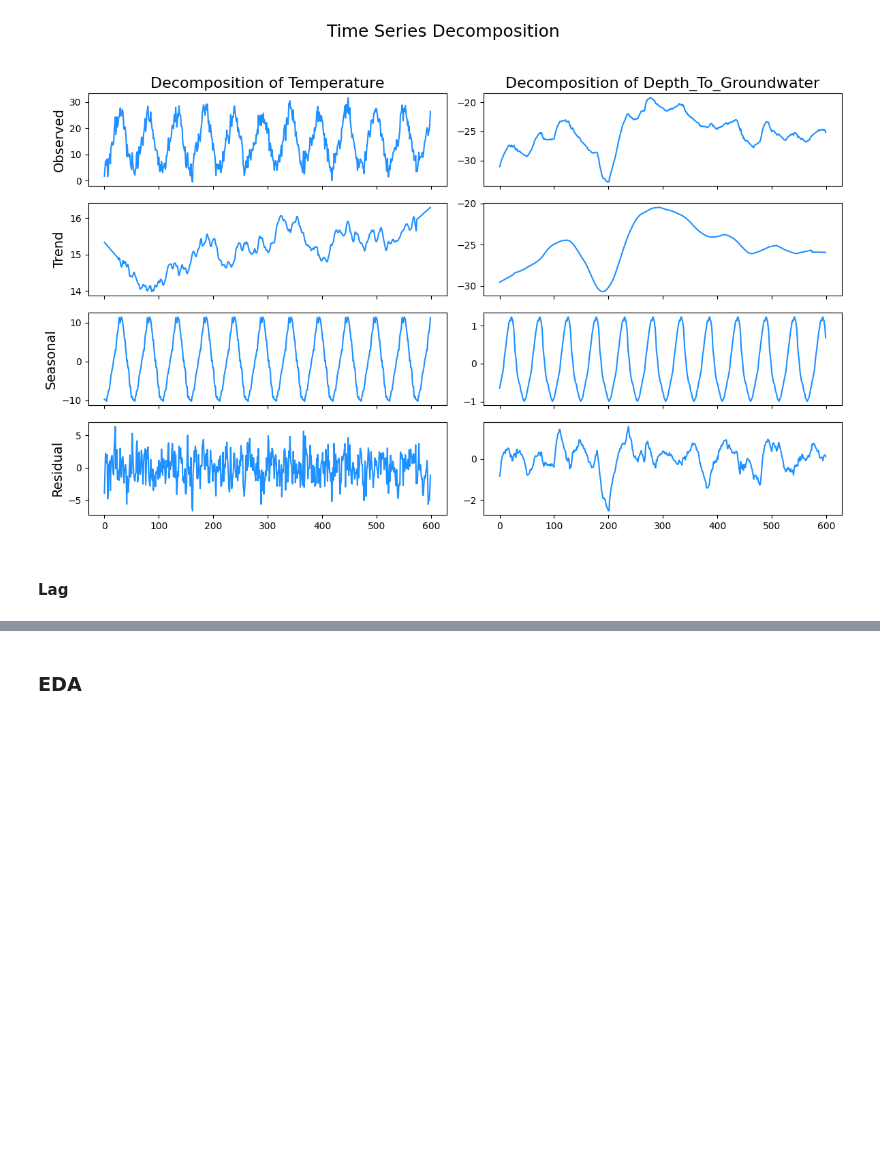
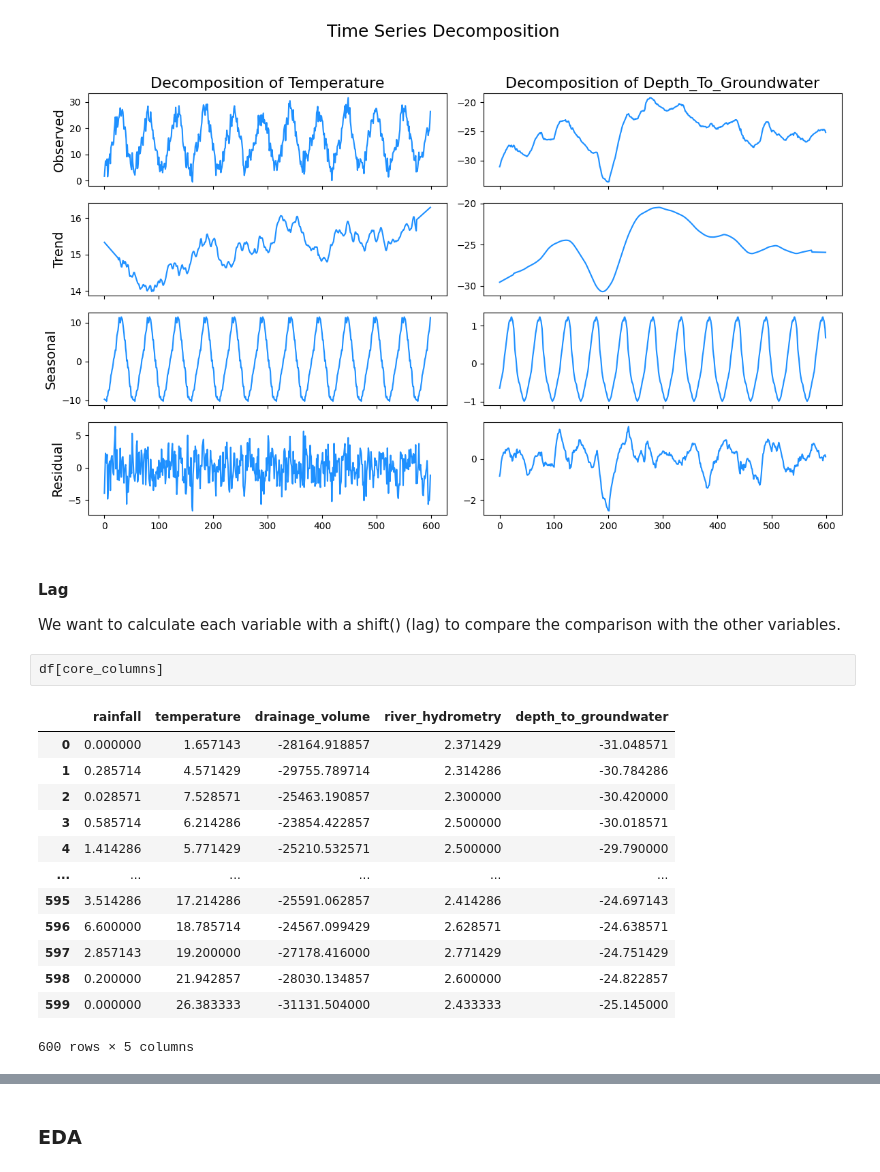
Before and after one commit to rodri-iot/machine_learning_project_time_series, a Jupyter notebook: src/explore.ipynb, the cells around one changed output, grey strips where cells are left out. Saved outputs shown, nothing was run; the diff lists cells and outputs as text; blank space fills up the shorter version.

```diff
--- a/src/explore.ipynb
+++ b/src/explore.ipynb
@@ -639,7 +642,24 @@ plt.tight_layout(rect=[0, 0.03, 1, 0.95])
 plt.show()
 # %% [output]
 [figure]
-# %% [markdown]
-#### **Lag**
+# %% [markdown]
+#### **Lag**
+We want to calculate each variable with a shift() (lag) to compare the comparison with the other variables.
+# %%
+df[core_columns]
+# %% [output]
+|  | rainfall | temperature | drainage_volume | river_hydrometry | depth_to_groundwater |
+| 0 | 0.000000 | 1.657143 | -28164.918857 | 2.371429 | -31.048571 |
+| 1 | 0.285714 | 4.571429 | -29755.789714 | 2.314286 | -30.784286 |
+| 2 | 0.028571 | 7.528571 | -25463.190857 | 2.300000 | -30.420000 |
+| 3 | 0.585714 | 6.214286 | -23854.422857 | 2.500000 | -30.018571 |
+| 4 | 1.414286 | 5.771429 | -25210.532571 | 2.500000 | -29.790000 |
+| ... | ... | ... | ... | ... | ... |
+| 595 | 3.514286 | 17.214286 | -25591.062857 | 2.414286 | -24.697143 |
+| 596 | 6.600000 | 18.785714 | -24567.099429 | 2.628571 | -24.638571 |
+| 597 | 2.857143 | 19.200000 | -27178.416000 | 2.771429 | -24.751429 |
+| 598 | 0.200000 | 21.942857 | -28030.134857 | 2.600000 | -24.822857 |
+| 599 | 0.000000 | 26.383333 | -31131.504000 | 2.433333 | -25.145000 |
+600 rows × 5 columns
 # %%
 weeks_in_month = 4
```
Also changed, not shown: parts of 15 cells of this notebook, 1 other file.
